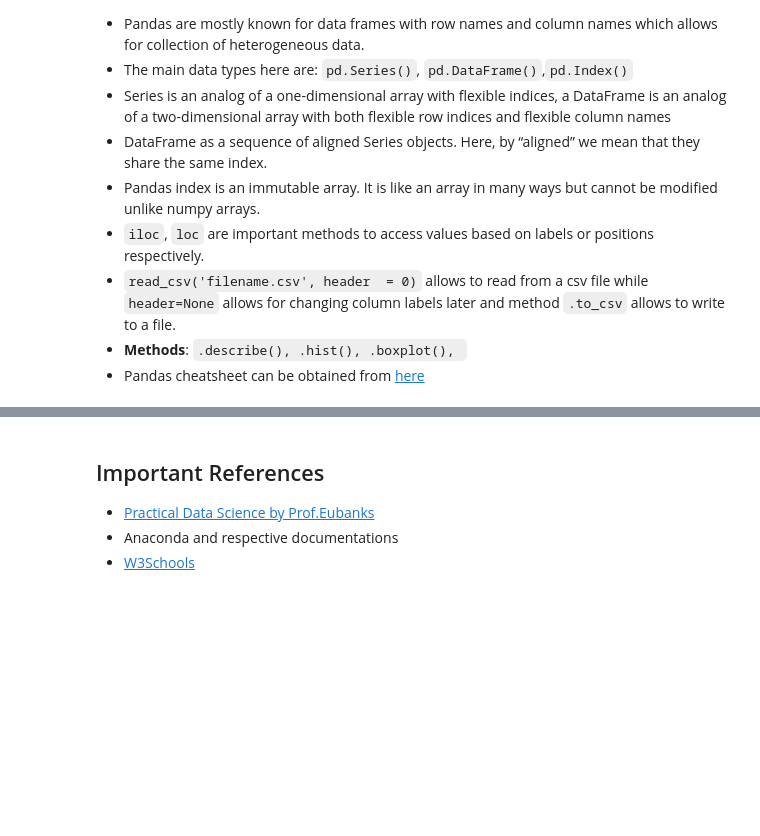
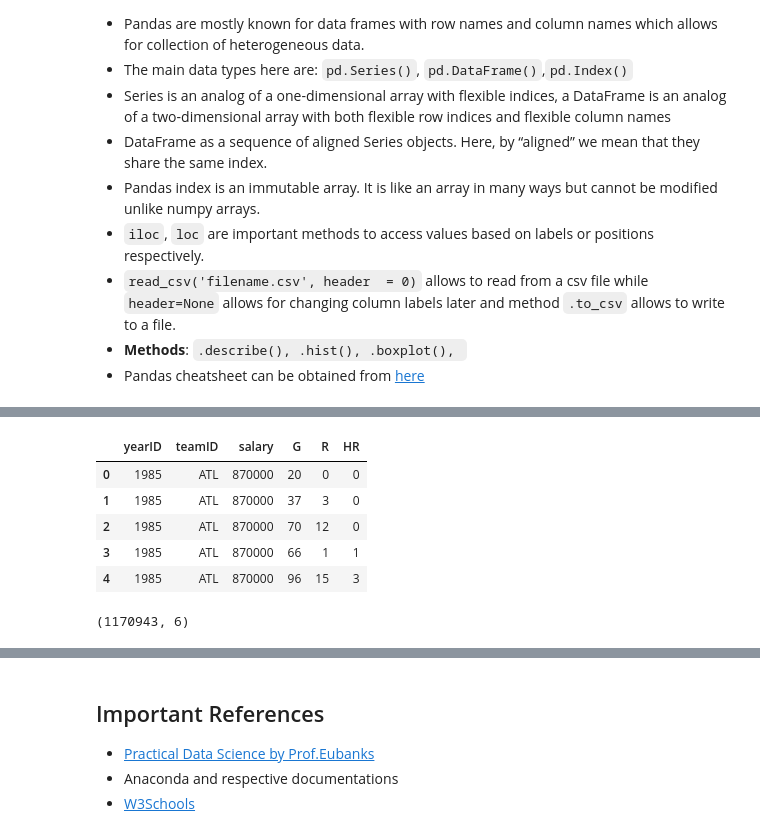
Before and after one commit to suryaeada9/ucsas_intro_python, a Jupyter notebook: UCSAS_Python.ipynb, the cells around one changed output, grey strips where cells are left out. Saved outputs shown, nothing was run; the diff lists cells and outputs as text; code cells hidden in the pictures; blank space fills up the shorter version.

```diff
--- a/UCSAS_Python.ipynb
+++ b/UCSAS_Python.ipynb
@@ -1059,0 +1150,13 @@ states.loc[:'Florida', ['population', 'density']]
+# %%
+merged.head()
+# %% [output]
+|  | yearID | teamID | salary | G | R | HR |
+| 0 | 1985 | ATL | 870000 | 20 | 0 | 0 |
+| 1 | 1985 | ATL | 870000 | 37 | 3 | 0 |
+| 2 | 1985 | ATL | 870000 | 70 | 12 | 0 |
+| 3 | 1985 | ATL | 870000 | 66 | 1 | 1 |
+| 4 | 1985 | ATL | 870000 | 96 | 15 | 3 |
+# %%
+merged.shape
+# %% [output]
+(1170943, 6)
```
Also changed, not shown: parts of 52 cells of this notebook, 2 other files.
